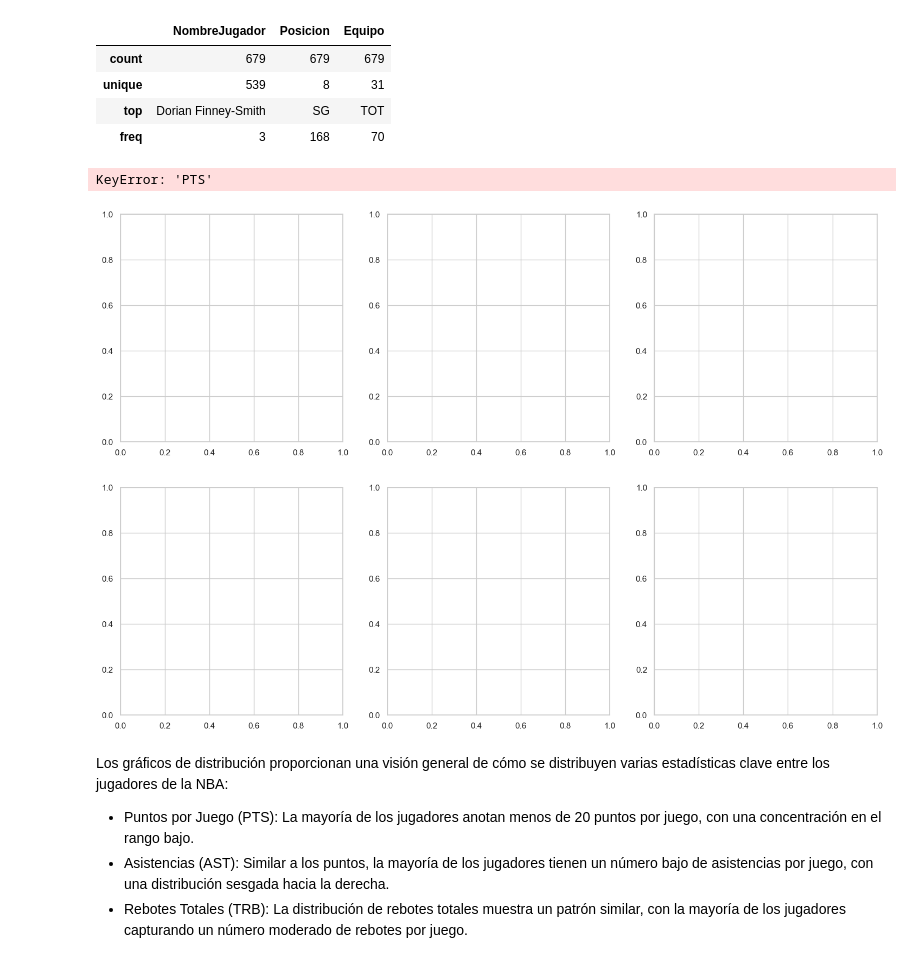
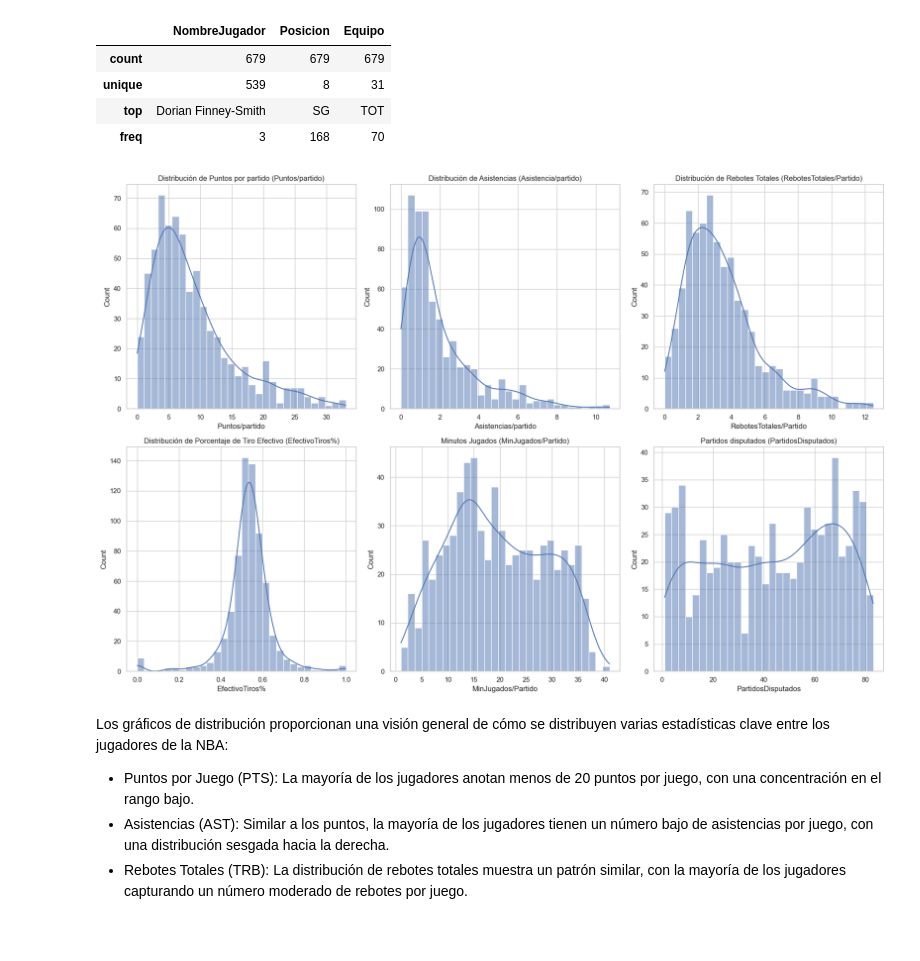
Before and after one commit to ItziCG/EDA_NBA, a Jupyter notebook: src/utils/EDA_NBA.ipynb, the cells around one changed output. Drawn from its saved outputs; the diff is of its cells as text; code cells hidden in the pictures; blank space fills up the shorter version.

```diff
--- a/src/utils/EDA_NBA.ipynb
+++ b/src/utils/EDA_NBA.ipynb
@@ -264,38 +264,37 @@ df.describe(include="object")
 # %%
 # Configuración de estilos para los gráficos
 sns.set(style="whitegrid")
 
 fig, axes = plt.subplots(2, 3, figsize=(18, 12))
 
 # Distribución de Puntos por Juego (PTS)
-sns.histplot(df['PTS'], bins=30, ax=axes[0, 0], kde=True)
-axes[0, 0].set_title('Distribución de Puntos por Juego (PTS)')
+sns.histplot(df['Puntos/partido'], bins=30, ax=axes[0, 0], kde=True)
+axes[0, 0].set_title('Distribución de Puntos por partido (Puntos/partido)')
 
 # Distribución de Asistencias (AST)
-sns.histplot(df['AST'], bins=30, ax=axes[0, 1], kde=True)
-axes[0, 1].set_title('Distribución de Asistencias (AST)')
+sns.histplot(df['Asistencias/partido'], bins=30, ax=axes[0, 1], kde=True)
+axes[0, 1].set_title('Distribución de Asistencias (Asistencia/partido)')
 
 # Distribución de Rebotes Totales (TRB)
-sns.histplot(df['TRB'], bins=30, ax=axes[0, 2], kde=True)
-axes[0, 2].set_title('Distribución de Rebotes Totales (TRB)')
+sns.histplot(df['RebotesTotales/Partido'], bins=30, ax=axes[0, 2], kde=True)
+axes[0, 2].set_title('Distribución de Rebotes Totales (RebotesTotales/Partido)')
 
 # Distribución de Porcentaje de Tiro Efectivo (eFG%)
-sns.histplot(df['eFG%'], bins=30, ax=axes[1, 0], kde=True)
-axes[1, 0].set_title('Distribución de Porcentaje de Tiro Efectivo (eFG%)')
+sns.histplot(df['EfectivoTiros%'], bins=30, ax=axes[1, 0], kde=True)
+axes[1, 0].set_title('Distribución de Porcentaje de Tiro Efectivo (EfectivoTiros%)')
 
 # Distribución de Eficiencia (EFF)
-sns.histplot(df['MP'], bins=30, ax=axes[1, 1], kde=True)
-axes[1, 1].set_title('Minutos de Juego (MP)')
+sns.histplot(df['MinJugados/Partido'], bins=30, ax=axes[1, 1], kde=True)
+axes[1, 1].set_title('Minutos Jugados (MinJugados/Partido)')
 
 # Distribución de Eficiencia (EFF)
-sns.histplot(df['G'], bins=30, ax=axes[1, 2], kde=True)
-axes[1, 2].set_title('Juegos jugados (G)')
+sns.histplot(df['PartidosDisputados'], bins=30, ax=axes[1, 2], kde=True)
+axes[1, 2].set_title('Partidos disputados (PartidosDisputados)')
 
 plt.tight_layout()
 plt.show()
 # %% [output]
-KeyError: 'PTS'
-[figure, old version]
+[figure, new version]
 # %% [markdown]
 Los gráficos de distribución proporcionan una visión general de cómo se distribuyen varias estadísticas clave entre los jugadores de la NBA:
 
```
Also changed, not shown: parts of 2 cells of this notebook, 1 other file.
